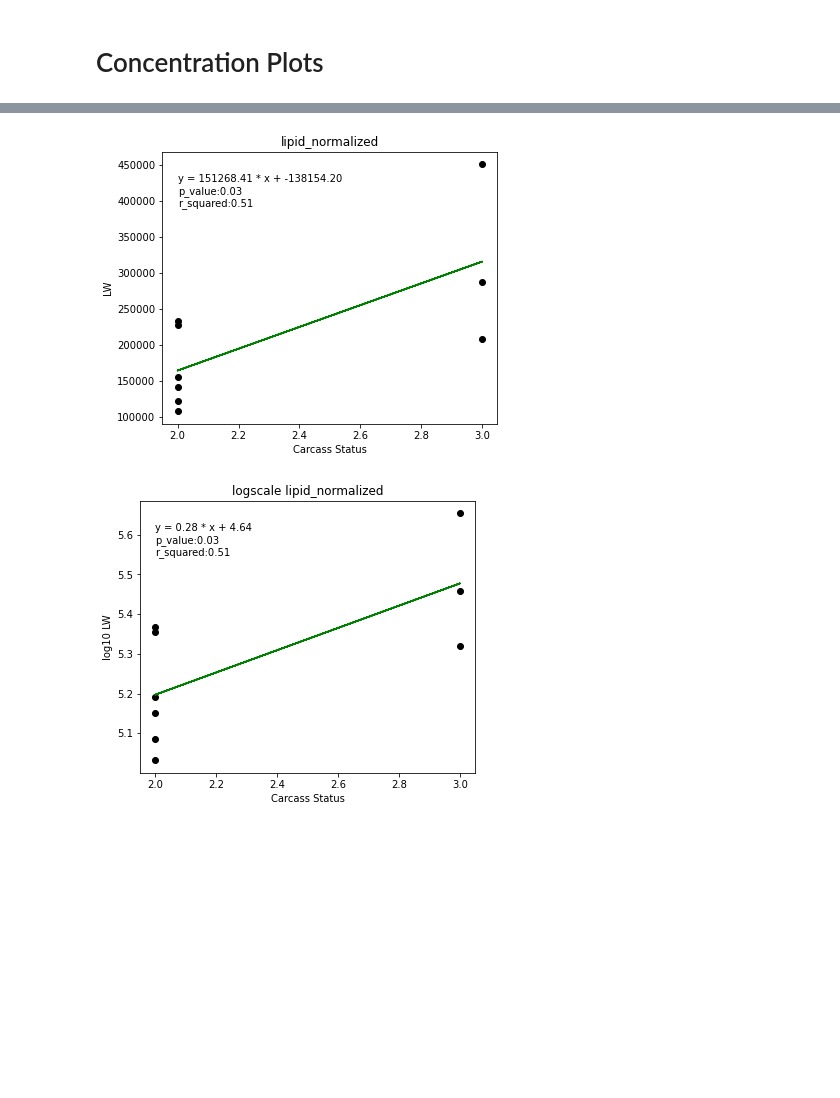
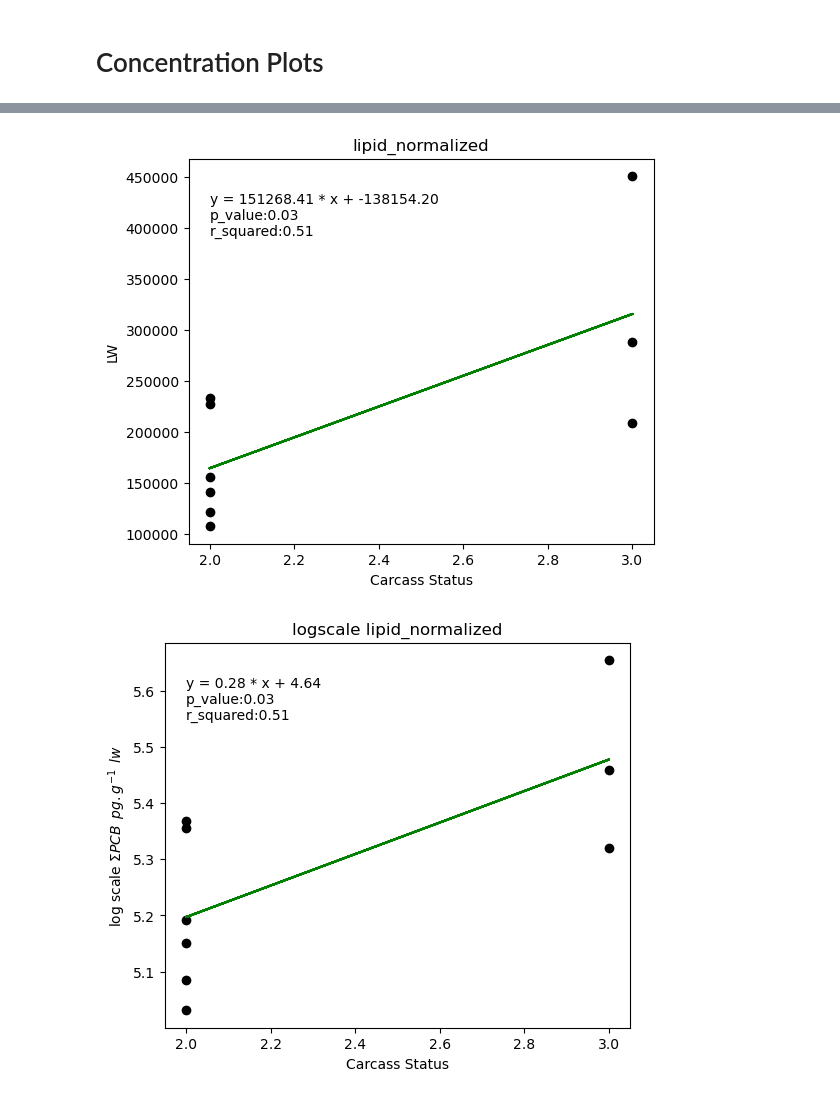
Before and after one commit to amirmtaghizadegan/Sturgeon, a Jupyter notebook: pcb.ipynb, the cells around one changed output, grey strips where cells are left out. Drawn from its saved outputs; the diff is of its cells as text; code cells hidden in the pictures; blank space fills up the shorter version.

```diff
--- a/pcb.ipynb
+++ b/pcb.ipynb
@@ -514,7 +514,7 @@ for i in range(4):
         if sheet == "blank_corrected":
             ax.set_ylabel('log10 wwt')
         else:
-            ax.set_ylabel('log10 LW')
+            ax.set_ylabel("log scale $\Sigma PCB \enspace pg.g^{-1} \enspace lw$")
 
     ax.set_xlabel('Carcass Status')
 
@@ -526,2 +526,2 @@ for i in range(4):
-[figure, old version]
+[figure, new version]
-[figure, old version]
+[figure, new version]
```
Also changed, not shown: parts of 8 cells of this notebook.
